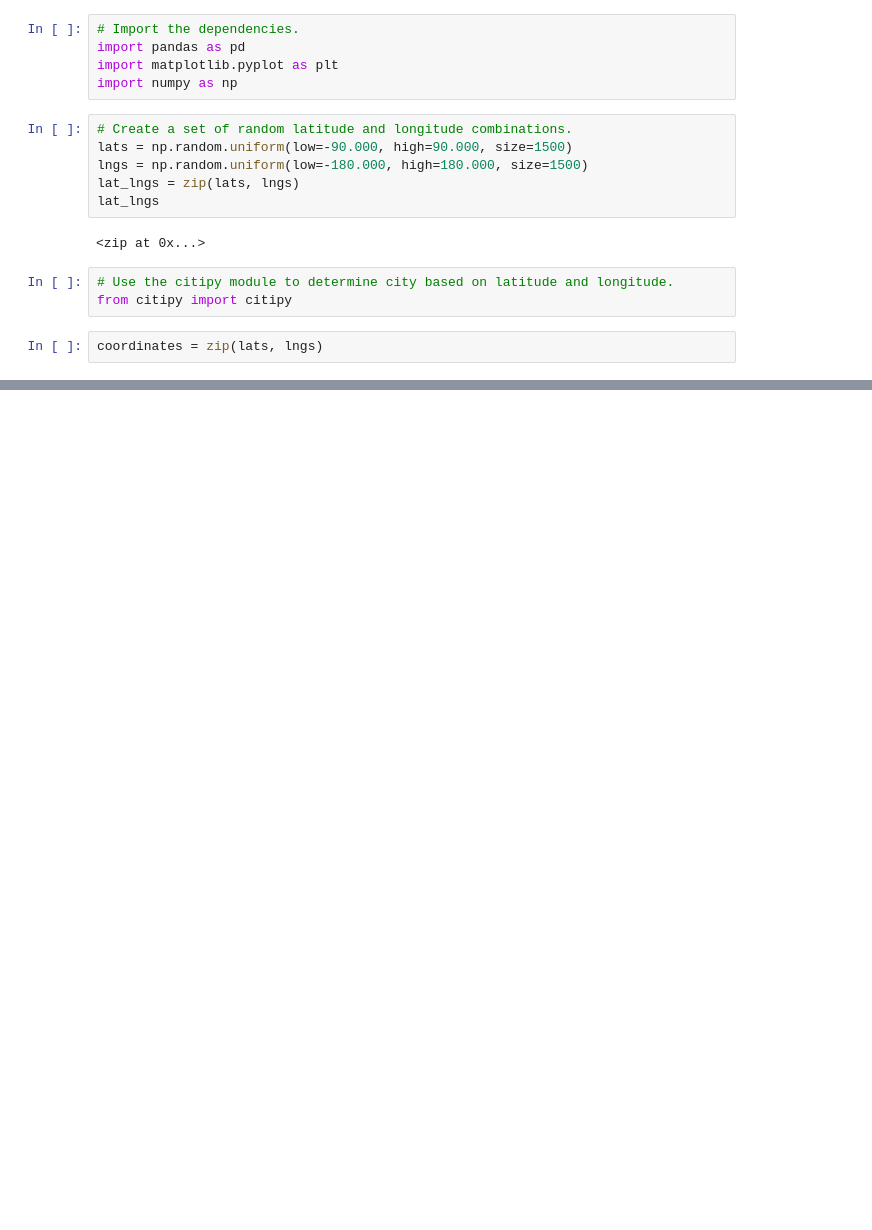
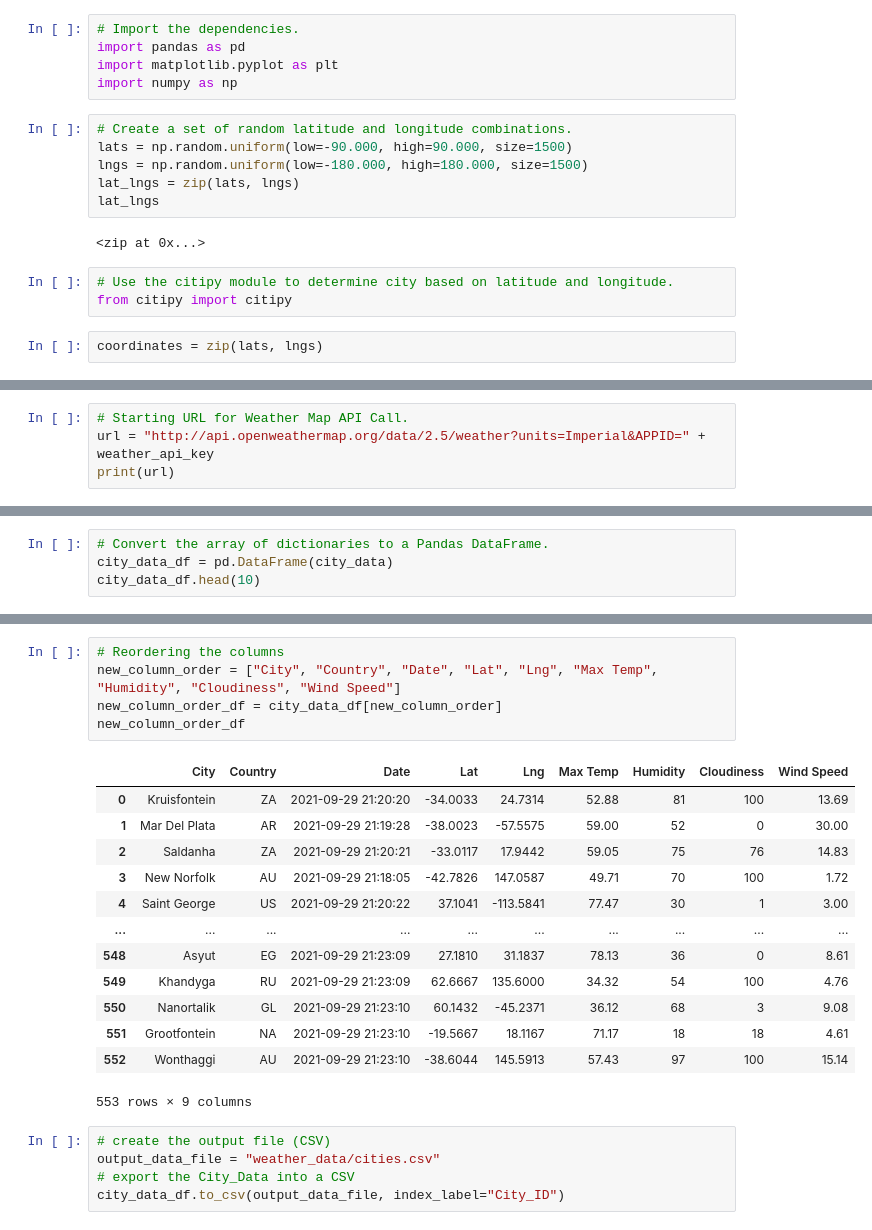
Before and after one commit to Durza75/World_Weather_Analysis, a Jupyter notebook: WeatherPy.ipynb, the cells around one changed output, grey strips where cells are left out. Saved outputs shown, nothing was run; the diff lists cells and outputs as text; blank space fills up the shorter version.

```diff
--- a/WeatherPy.ipynb
+++ b/WeatherPy.ipynb
@@ -32,0 +41,4 @@ len(cities)
+# %%
+# Starting URL for Weather Map API Call.
+url = "http://api.openweathermap.org/data/2.5/weather?units=Imperial&APPID=" + weather_api_key
+print(url)
@@ -32,0 +137,4 @@ len(cities)
+# %%
+# Convert the array of dictionaries to a Pandas DataFrame.
+city_data_df = pd.DataFrame(city_data)
+city_data_df.head(10)
@@ -32,0 +153,24 @@ len(cities)
+# %%
+# Reordering the columns
+new_column_order = ["City", "Country", "Date", "Lat", "Lng", "Max Temp", "Humidity", "Cloudiness", "Wind Speed"]
+new_column_order_df = city_data_df[new_column_order]
+new_column_order_df
+# %% [output]
+|  | City | Country | Date | Lat | Lng | Max Temp | Humidity | Cloudiness | Wind Speed |
+| 0 | Kruisfontein | ZA | 2021-09-29 21:20:20 | -34.0033 | 24.7314 | 52.88 | 81 | 100 | 13.69 |
+| 1 | Mar Del Plata | AR | 2021-09-29 21:19:28 | -38.0023 | -57.5575 | 59.00 | 52 | 0 | 30.00 |
+| 2 | Saldanha | ZA | 2021-09-29 21:20:21 | -33.0117 | 17.9442 | 59.05 | 75 | 76 | 14.83 |
+| 3 | New Norfolk | AU | 2021-09-29 21:18:05 | -42.7826 | 147.0587 | 49.71 | 70 | 100 | 1.72 |
+| 4 | Saint George | US | 2021-09-29 21:20:22 | 37.1041 | -113.5841 | 77.47 | 30 | 1 | 3.00 |
+| ... | ... | ... | ... | ... | ... | ... | ... | ... | ... |
+| 548 | Asyut | EG | 2021-09-29 21:23:09 | 27.1810 | 31.1837 | 78.13 | 36 | 0 | 8.61 |
+| 549 | Khandyga | RU | 2021-09-29 21:23:09 | 62.6667 | 135.6000 | 34.32 | 54 | 100 | 4.76 |
+| 550 | Nanortalik | GL | 2021-09-29 21:23:10 | 60.1432 | -45.2371 | 36.12 | 68 | 3 | 9.08 |
+| 551 | Grootfontein | NA | 2021-09-29 21:23:10 | -19.5667 | 18.1167 | 71.17 | 18 | 18 | 4.61 |
+| 552 | Wonthaggi | AU | 2021-09-29 21:23:10 | -38.6044 | 145.5913 | 57.43 | 97 | 100 | 15.14 |
+553 rows × 9 columns
+# %%
+# create the output file (CSV)
+output_data_file = "weather_data/cities.csv"
+# export the City_Data into a CSV
+city_data_df.to_csv(output_data_file, index_label="City_ID")
```
Also changed, not shown: parts of 6 cells of this notebook, 3 other files.
